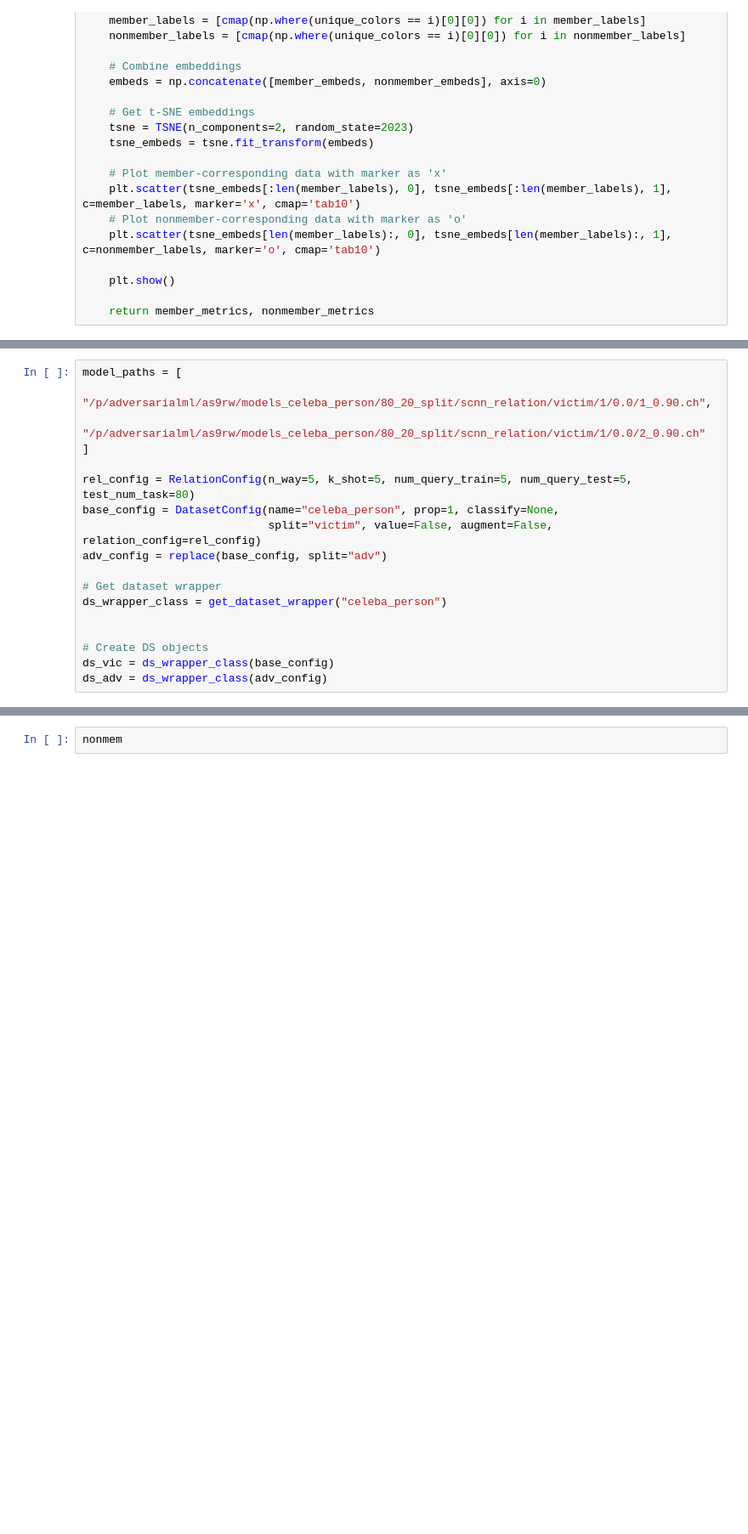
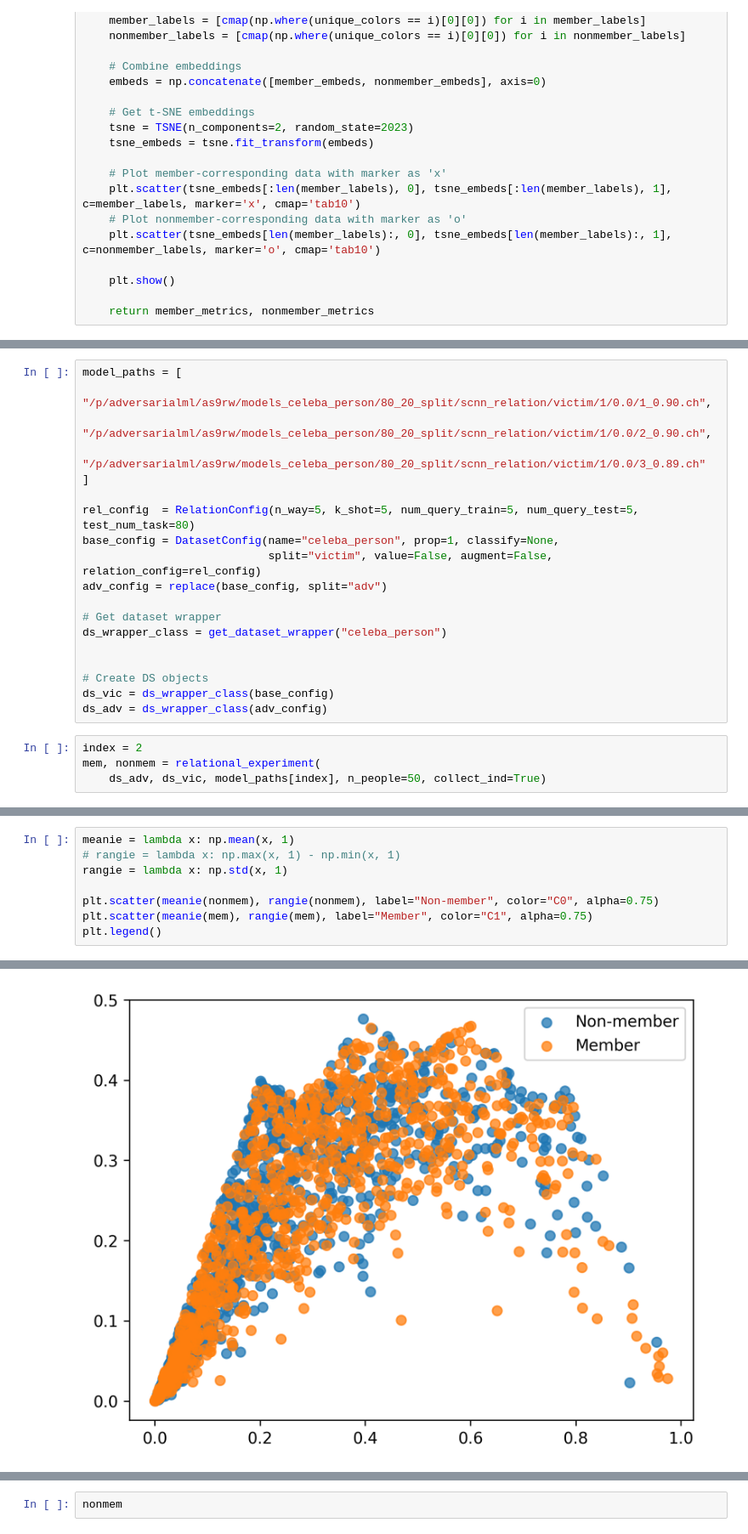
Before and after one commit to iamgroot42/propertyinference, a Jupyter notebook: experiments/latent_explore.ipynb, the cells around one changed output, grey strips where cells are left out. Shown at 85% size. Drawn from its saved outputs; the diff is of its cells as text; blank space fills up the shorter version.

```diff
--- a/experiments/latent_explore.ipynb
+++ b/experiments/latent_explore.ipynb
@@ -158,10 +230,11 @@ SyntaxError: invalid syntax (170751618.py, line 77)
 # %%
 model_paths = [
     "/p/adversarialml/as9rw/models_celeba_person/80_20_split/scnn_relation/victim/1/0.0/1_0.90.ch",
-    "/p/adversarialml/as9rw/models_celeba_person/80_20_split/scnn_relation/victim/1/0.0/2_0.90.ch"
+    "/p/adversarialml/as9rw/models_celeba_person/80_20_split/scnn_relation/victim/1/0.0/2_0.90.ch",
+    "/p/adversarialml/as9rw/models_celeba_person/80_20_split/scnn_relation/victim/1/0.0/3_0.89.ch"
 ]
 
-rel_config = RelationConfig(n_way=5, k_shot=5, num_query_train=5, num_query_test=5, test_num_task=80)
+rel_config  = RelationConfig(n_way=5, k_shot=5, num_query_train=5, num_query_test=5, test_num_task=80)
 base_config = DatasetConfig(name="celeba_person", prop=1, classify=None,
                             split="victim", value=False, augment=False, relation_config=rel_config)
 adv_config = replace(base_config, split="adv")
@@ -173,4 +246,8 @@ ds_wrapper_class = get_dataset_wrapper("celeba_person")
 # Create DS objects
 ds_vic = ds_wrapper_class(base_config)
 ds_adv = ds_wrapper_class(adv_config)
+# %%
+index = 2
+mem, nonmem = relational_experiment(
+    ds_adv, ds_vic, model_paths[index], n_people=50, collect_ind=True)
 # %%
@@ -198,0 +255,9 @@ array([[52.9194  , 73.429054],
+# %%
+meanie = lambda x: np.mean(x, 1)
+# rangie = lambda x: np.max(x, 1) - np.min(x, 1)
+rangie = lambda x: np.std(x, 1)
+
+plt.scatter(meanie(nonmem), rangie(nonmem), label="Non-member", color="C0", alpha=0.75)
+plt.scatter(meanie(mem), rangie(mem), label="Member", color="C1", alpha=0.75)
+plt.legend()
+# %% [output]
@@ -198,0 +265 @@ array([[52.9194  , 73.429054],
+[figure, added]
```
Also changed, not shown: parts of 11 cells of this notebook, 3 other files.
